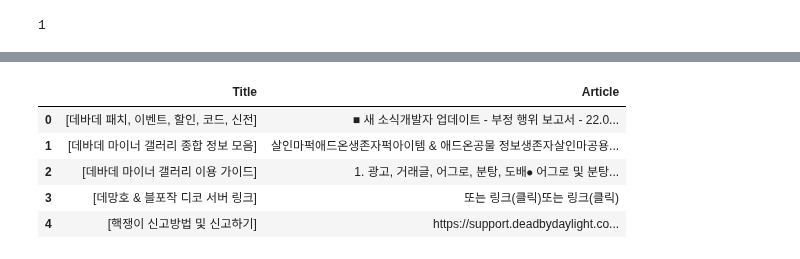
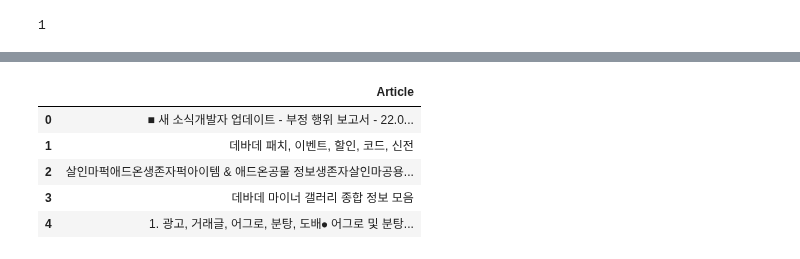
Before and after one commit to ljh15952/DCword, a Jupyter notebook: src/webCrawler.ipynb, the cells around one changed output, grey strips where cells are left out. Drawn from its saved outputs; the diff is of its cells as text; code cells hidden in the pictures.

```diff
--- a/src/webCrawler.ipynb
+++ b/src/webCrawler.ipynb
@@ -36,16 +36,20 @@ for now_page_num in range(1,max_page_num+1):
     except:
         print("다음 게시글의 링크 스크랩 중 오류 발생: {}".format(url))
 
-    # 게시글 제목
+    # 게시글
     for url in urls_list:
         headers = {'User-Agent':'Mozilla/5.0 (X11; Linux x86_64) AppleWebKit/537.36 (KHTML, like Gecko) Chrome/91.0.4472.101 Safari/537.36'}
         web = requests.get(url, headers=headers).content
         source = BeautifulSoup(web,'html.parser')
-        data_text = source.find('div',{'class':'write_div'}).get_text();
-        data_text = data_text.replace("\n","")
-        data_text = data_text.replace("\t","")
-        data_text = data_text.replace("\xa0","")
-        articles.append(data_text)
-        print(data_text)
-
+        if not source.find('div',{'class':'write_div'}) == None:
+            data_text = source.find('div',{'class':'write_div'}).get_text();
+            data_text = data_text.replace("\n","")
+            data_text = data_text.replace("\t","")
+            data_text = data_text.replace("\xa0","")
+            articles.append(data_text)
+            print(data_text)
+        if not source.find('span',{'class':'title_subject'}) == None:
+            data_text = source.find('span',{'class':'title_subject'}).get_text();
+            articles.append(data_text)
+            print(data_text)
     time.sleep(5)
@@ -52,13 +74,13 @@ for now_page_num in range(1,max_page_num+1):
 # %%
 # 게시글 및 본문 엑셀 파일 저장
-article_df = pd.DataFrame({'Title':titles,'Article':articles})
+article_df = pd.DataFrame({'Article':articles})
 from openpyxl import Workbook
 article_df.to_excel('result_{}.xlsx'.format(datetime.now().strftime('%y%m%d_%H%M'),index=False,encoding='utf-8'))
 article_df.head()
 # %% [output]
-|  | Title | Article |
-| 0 | [데바데 패치, 이벤트, 할인, 코드, 신전] | ■ 새 소식개발자 업데이트 - 부정 행위 보고서 - 22.0... |
-| 1 | [데바데 마이너 갤러리 종합 정보 모음] | 살인마퍽애드온생존자퍽아이템 & 애드온공물 정보생존자살인마공용... |
-| 2 | [데바데 마이너 갤러리 이용 가이드] | 1. 광고, 거래글, 어그로, 분탕, 도배⦁ 어그로 및 분탕... |
-| 3 | [데망호 & 블포작 디코 서버 링크] | 또는 링크(클릭)또는 링크(클릭) |
-| 4 | [핵쟁이 신고방법 및 신고하기] | https://support.deadbydaylight.co... |
+|  | Article |
+| 0 | ■ 새 소식개발자 업데이트 - 부정 행위 보고서 - 22.0... |
+| 1 | 데바데 패치, 이벤트, 할인, 코드, 신전 |
+| 2 | 살인마퍽애드온생존자퍽아이템 & 애드온공물 정보생존자살인마공용... |
+| 3 | 데바데 마이너 갤러리 종합 정보 모음 |
+| 4 | 1. 광고, 거래글, 어그로, 분탕, 도배⦁ 어그로 및 분탕... |
```
Also changed, not shown: parts of 13 cells of this notebook, 2 other files.
